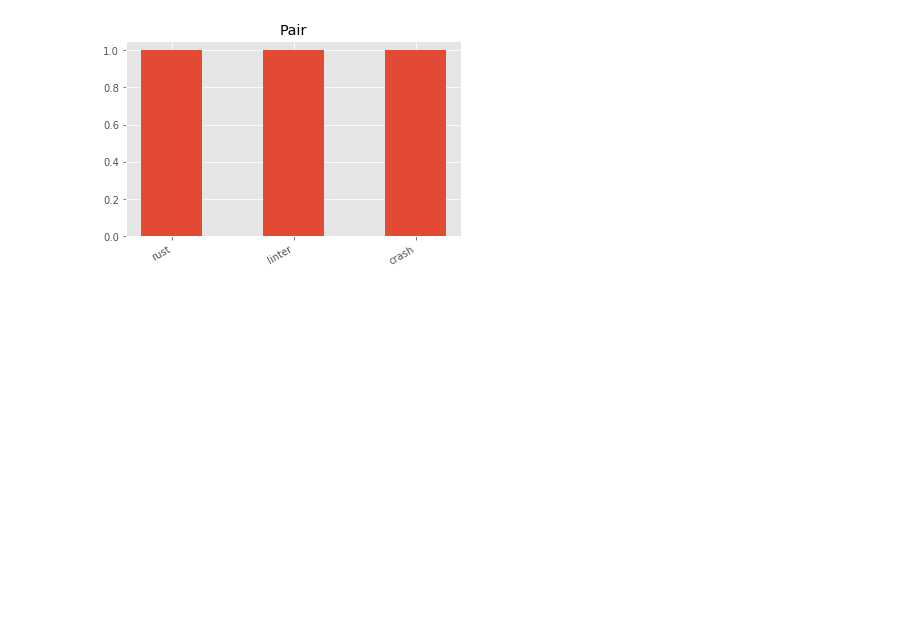
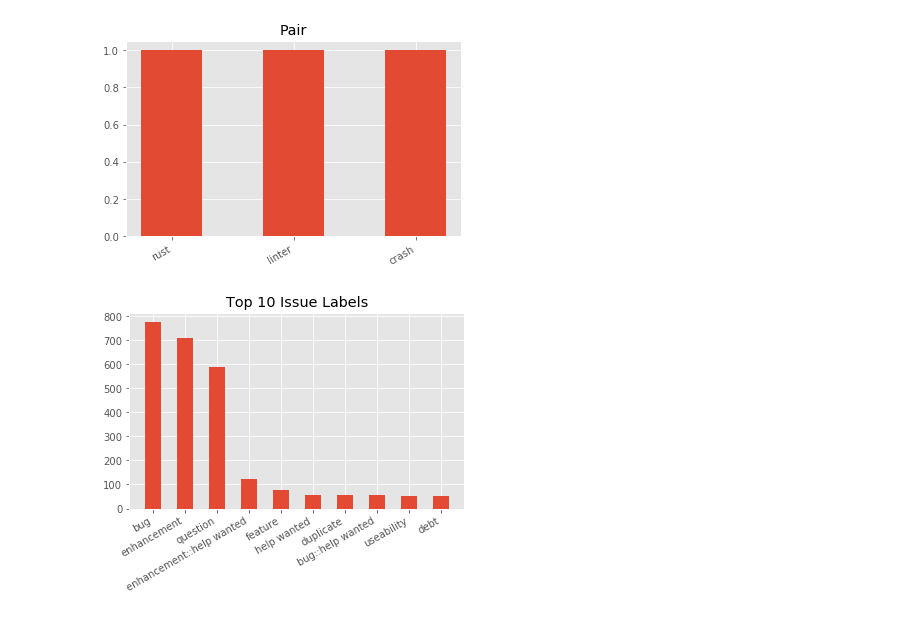
Before and after one commit to nicholas-alonzo/GitHub-Repo-Analysis, a Jupyter notebook: Event-Exploration_ql.ipynb, the cells around one changed output. Saved outputs shown, nothing was run; the diff lists cells and outputs as text; code cells hidden in the pictures; blank space fills up the shorter version.

Commit message:
add some basic plots

```diff
--- a/Event-Exploration_ql.ipynb
+++ b/Event-Exploration_ql.ipynb
@@ -775,3 +775,23 @@ fig.autofmt_xdate()
 plt.show()
 # %% [output]
 [figure]
+# %%
+query="select issue_id, labels from issues_events where labels  <>''"
+labels = pd.read_sql(query, db)
+labels=labels['labels'].tolist()
+#labels = list(filter(None, labels))
+# %%
+from collections import Counter
+import numpy as np
+words=Counter(labels)
+labels, values = zip(*words.most_common(10))
+indexes = np.arange(len(labels))
+width = 0.5
+plt.bar(indexes, values, width)
+plt.xticks(indexes + width * 0.01, labels)
+plt.title("Top 10 Issue Labels")
+fig = plt.figure(1)
+fig.autofmt_xdate()
+plt.show()
+# %% [output]
+[figure, added]
```
Also changed, not shown: parts of 1 cell of this notebook.
